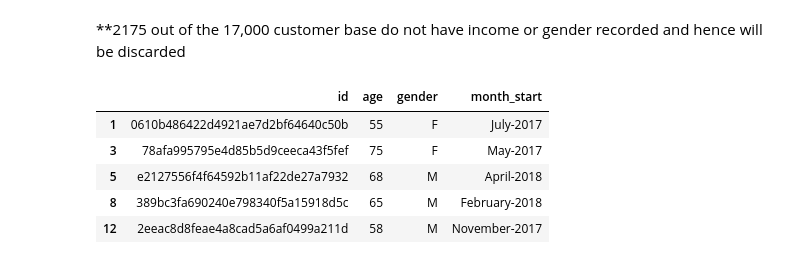
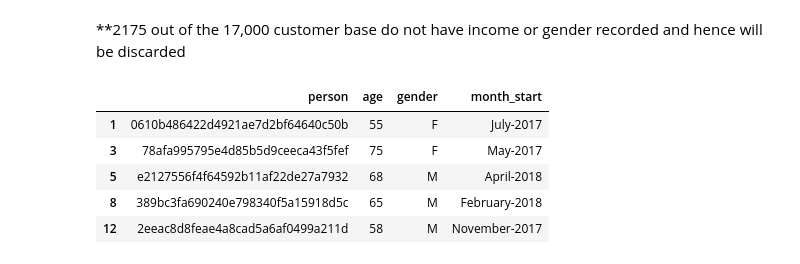
Before and after one commit to Moraut/DSND-Term-2, a Jupyter notebook: 04. Capstone Project/notebook/Starbucks_Capstone_notebook.ipynb, the cells around one changed output. Cells and saved outputs as stored; diff of their text form; code cells hidden in the pictures.

```diff
--- a/04. Capstone Project/notebook/Starbucks_Capstone_notebook.ipynb
+++ b/04. Capstone Project/notebook/Starbucks_Capstone_notebook.ipynb
@@ -773,10 +825,10 @@ msno.matrix(per[['income','gender','age']])
 # %%
 #Remove customers with missing gender or income information
 fil_profile = per.dropna(how='any')
-fil_profile = fil_profile[['id','age','gender', 'month_start']].rename({'id':'person'})
+fil_profile = fil_profile[['id','age','gender', 'month_start']].rename(columns ={'id':'person'})
 fil_profile.head(5)
 # %% [output]
-|  | id | age | gender | month_start |
+|  | person | age | gender | month_start |
 | 1 | 0610b486422d4921ae7d2bf64640c50b | 55 | F | July-2017 |
 | 3 | 78afa995795e4d85b5d9ceeca43f5fef | 75 | F | May-2017 |
 | 5 | e2127556f4f64592b11af22de27a7932 | 68 | M | April-2018 |
```
Also changed, not shown: parts of 7 cells of this notebook.
